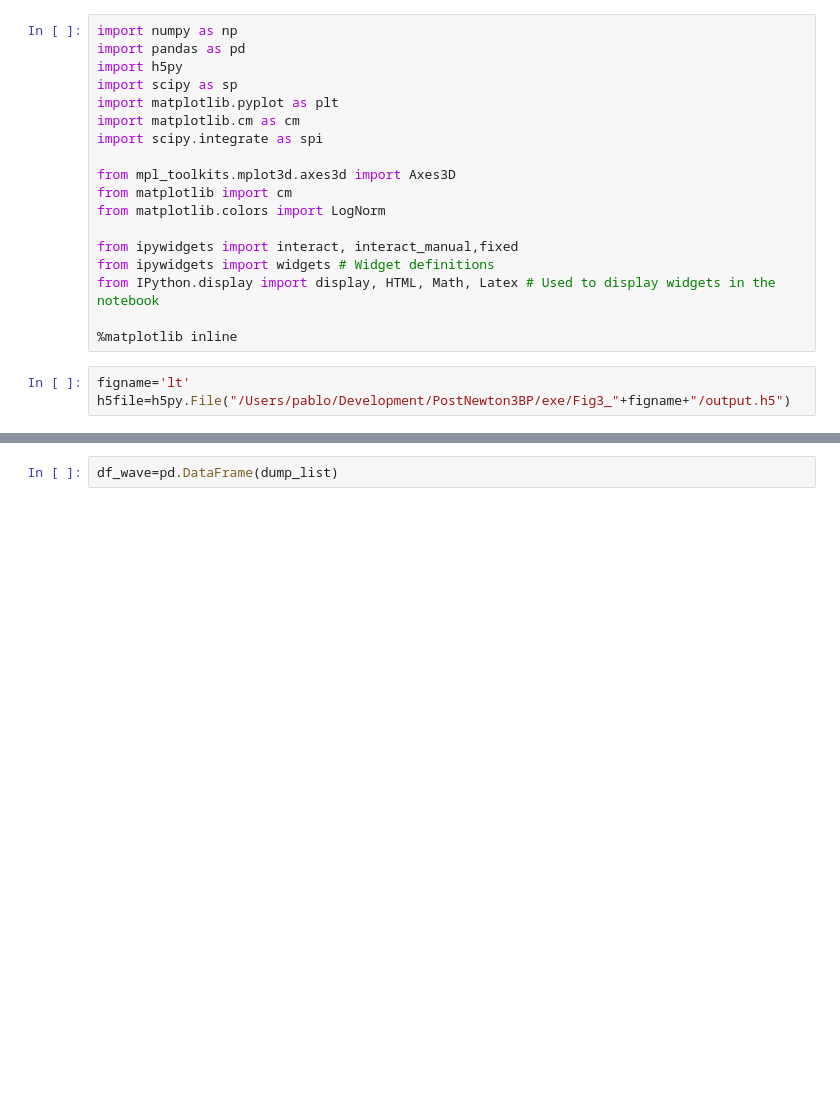
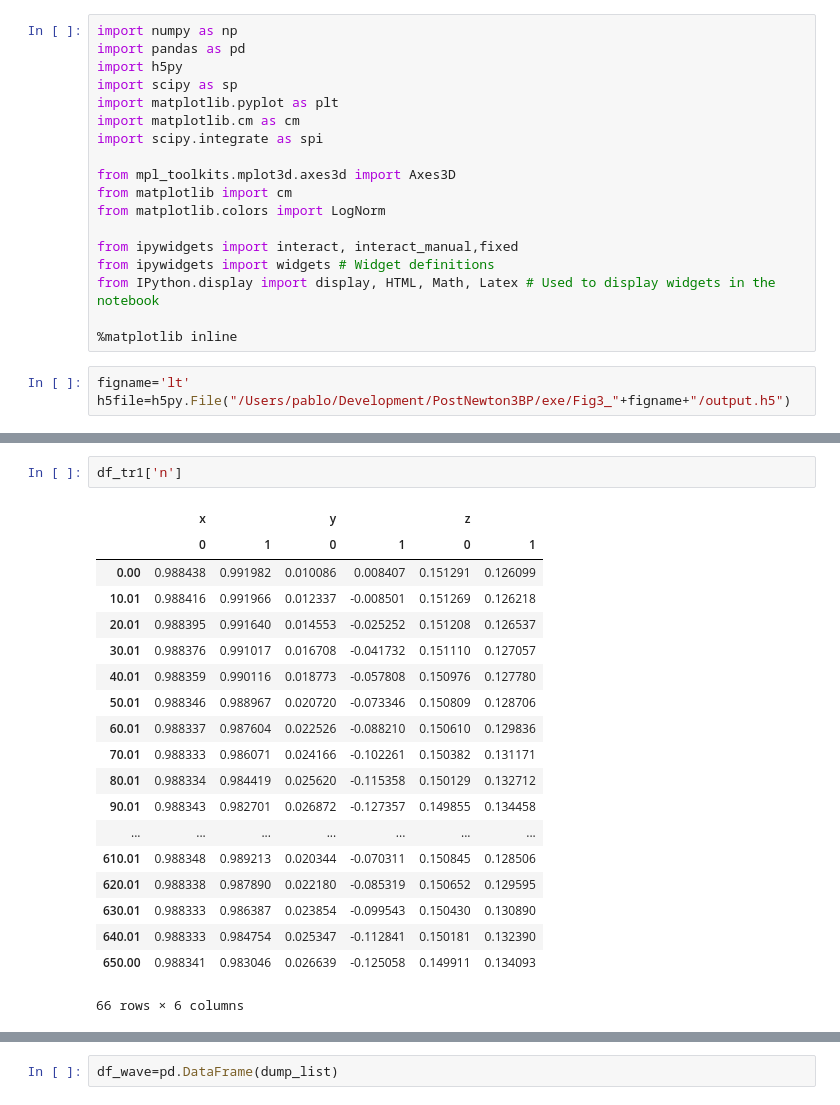
Before and after one commit to pablogalaviz/PostNewton3BP, a Jupyter notebook: utils/Analysis.ipynb, the cells around one changed output, grey strips where cells are left out. Cells and saved outputs as stored; diff of their text form; blank space fills up the shorter version.

```diff
--- a/utils/Analysis.ipynb
+++ b/utils/Analysis.ipynb
@@ -50,0 +190,22 @@ ax=df_x.plot.scatter(x='x2',y='y2',s=1,c='b',ax=ax)
+# %%
+df_tr1['n']
+# %% [output]
+|  | x |  | y |  | z |  |
+|  | 0 | 1 | 0 | 1 | 0 | 1 |
+| 0.00 | 0.988438 | 0.991982 | 0.010086 | 0.008407 | 0.151291 | 0.126099 |
+| 10.01 | 0.988416 | 0.991966 | 0.012337 | -0.008501 | 0.151269 | 0.126218 |
+| 20.01 | 0.988395 | 0.991640 | 0.014553 | -0.025252 | 0.151208 | 0.126537 |
+| 30.01 | 0.988376 | 0.991017 | 0.016708 | -0.041732 | 0.151110 | 0.127057 |
+| 40.01 | 0.988359 | 0.990116 | 0.018773 | -0.057808 | 0.150976 | 0.127780 |
+| 50.01 | 0.988346 | 0.988967 | 0.020720 | -0.073346 | 0.150809 | 0.128706 |
+| 60.01 | 0.988337 | 0.987604 | 0.022526 | -0.088210 | 0.150610 | 0.129836 |
+| 70.01 | 0.988333 | 0.986071 | 0.024166 | -0.102261 | 0.150382 | 0.131171 |
+| 80.01 | 0.988334 | 0.984419 | 0.025620 | -0.115358 | 0.150129 | 0.132712 |
+| 90.01 | 0.988343 | 0.982701 | 0.026872 | -0.127357 | 0.149855 | 0.134458 |
+| ... | ... | ... | ... | ... | ... | ... |
+| 610.01 | 0.988348 | 0.989213 | 0.020344 | -0.070311 | 0.150845 | 0.128506 |
+| 620.01 | 0.988338 | 0.987890 | 0.022180 | -0.085319 | 0.150652 | 0.129595 |
+| 630.01 | 0.988333 | 0.986387 | 0.023854 | -0.099543 | 0.150430 | 0.130890 |
+| 640.01 | 0.988333 | 0.984754 | 0.025347 | -0.112841 | 0.150181 | 0.132390 |
+| 650.00 | 0.988341 | 0.983046 | 0.026639 | -0.125058 | 0.149911 | 0.134093 |
+66 rows × 6 columns
```
Also changed, not shown: parts of 13 cells of this notebook.
